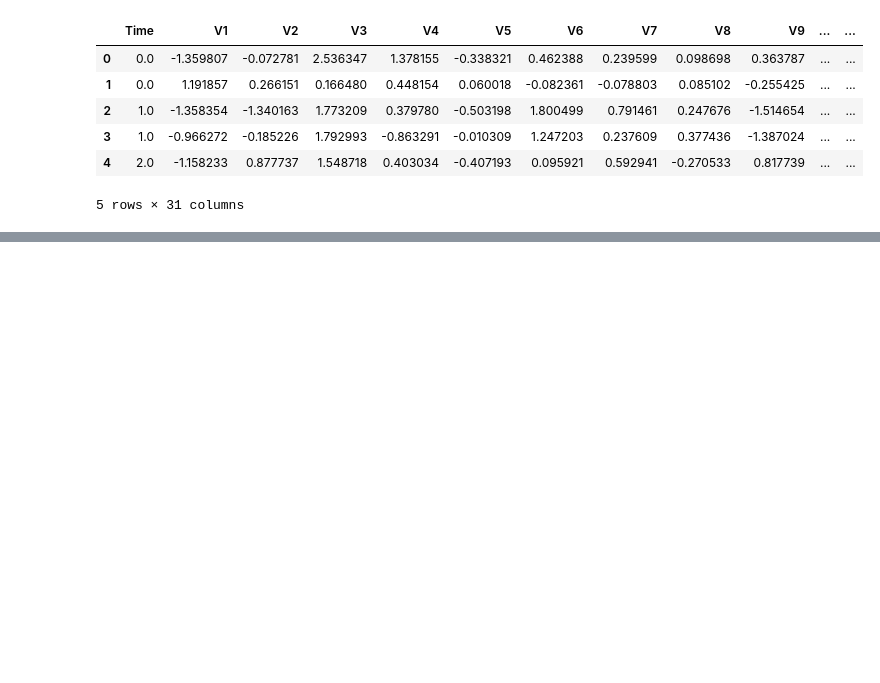
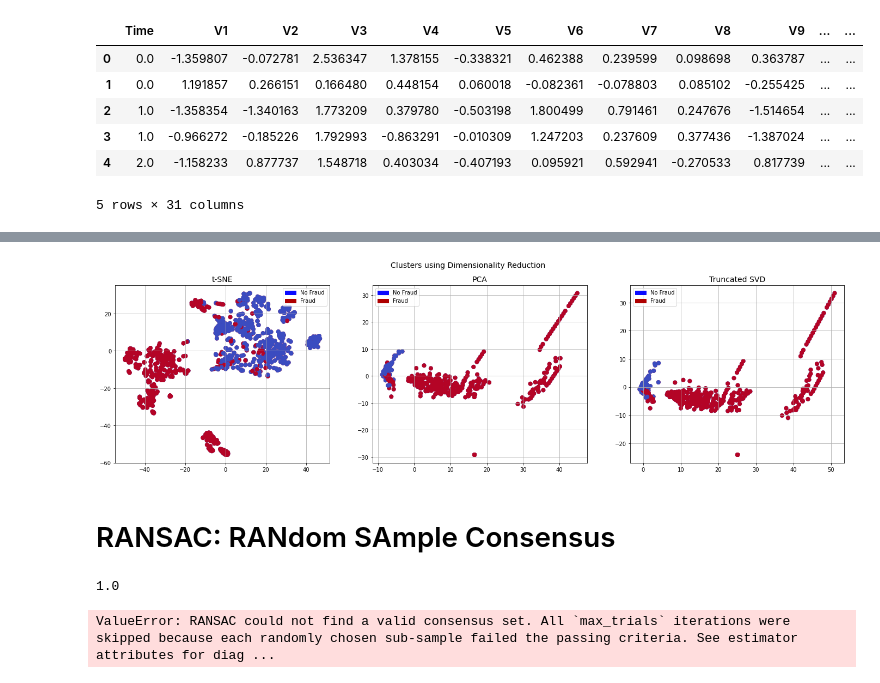
Before and after one commit to bluvory/Fraud_Detection, a Jupyter notebook: Untitled.ipynb, the cells around one changed output, grey strips where cells are left out. Saved outputs shown, nothing was run; the diff lists cells and outputs as text; code cells hidden in the pictures; blank space fills up the shorter version.

```diff
--- a/Untitled.ipynb
+++ b/Untitled.ipynb
@@ -28,0 +229,71 @@ df[df['Class'] ==1 ]
+# %%
+f, (ax1, ax2, ax3) = plt.subplots(1, 3, figsize=(24,6))
+# labels = ['No Fraud', 'Fraud']
+f.suptitle('Clusters using Dimensionality Reduction', fontsize=14)
+
+
+blue_patch = mpatches.Patch(color='#0A0AFF', label='No Fraud')
+red_patch = mpatches.Patch(color='#AF0000', label='Fraud')
+
+
+# t-SNE scatter plot
+ax1.scatter(X_reduced_tsne[:,0], X_reduced_tsne[:,1], c=(y == 0), cmap='coolwarm', label='No Fraud', linewidths=2)
+ax1.scatter(X_reduced_tsne[:,0], X_reduced_tsne[:,1], c=(y == 1), cmap='coolwarm', label='Fraud', linewidths=2)
+ax1.set_title('t-SNE', fontsize=14)
+
+ax1.grid(True)
+
+ax1.legend(handles=[blue_patch, red_patch])
+
+
+# PCA scatter plot
+ax2.scatter(X_reduced_pca[:,0], X_reduced_pca[:,1], c=(y == 0), cmap='coolwarm', label='No Fraud', linewidths=2)
+ax2.scatter(X_reduced_pca[:,0], X_reduced_pca[:,1], c=(y == 1), cmap='coolwarm', label='Fraud', linewidths=2)
+ax2.set_title('PCA', fontsize=14)
+
+ax2.grid(True)
+
+ax2.legend(handles=[blue_patch, red_patch])
+
+# TruncatedSVD scatter plot
+ax3.scatter(X_reduced_svd[:,0], X_reduced_svd[:,1], c=(y == 0), cmap='coolwarm', label='No Fraud', linewidths=2)
+ax3.scatter(X_reduced_svd[:,0], X_reduced_svd[:,1], c=(y == 1), cmap='coolwarm', label='Fraud', linewidths=2)
+ax3.set_title('Truncated SVD', fontsize=14)
+
+ax3.grid(True)
+
+ax3.legend(handles=[blue_patch, red_patch])
+
+plt.show()
+# %% [output]
+[figure, added]
+# %% [markdown]
+# RANSAC: RANdom SAmple Consensus
+# %%
+from sklearn.linear_model import RANSACRegressor
+from sklearn.model_selection import train_test_split
+from sklearn.datasets import make_regression
+from sklearn.linear_model import RANSACRegressor, LinearRegression
+
+X, y = make_regression(n_samples=1000, n_features=10, n_informative=5, random_state=123)
+x_train, x_test, y_train, y_test = train_test_split(X, y, test_size=0.3, random_state=123)
+
+reg = RANSACRegressor().fit(X, y)
+reg.score(x_train, y_train)
+# %% [output]
+1.0
+# %%
+X = new_df.drop('Class', axis=1).values
+y = new_df['Class'].values
+
+x_train, x_test, y_train, y_test = train_test_split(X, y, test_size=0.3, random_state=123)
+
+ransac = RANSACRegressor(base_estimator=LinearRegression(),
+                         min_samples=50,
+                         max_trials=100,
+                         loss='absolute_loss',
+                         random_state=42)
+reg = ransac.fit(X, y)
+reg.score(x_train, y_train)
+# %% [output]
+ValueError: RANSAC could not find a valid consensus set. All `max_trials` iterations were skipped because each randomly chosen sub-sample failed the passing criteria. See estimator attributes for diag ...
```
Also changed, not shown: parts of 23 cells of this notebook, 1 other file.
